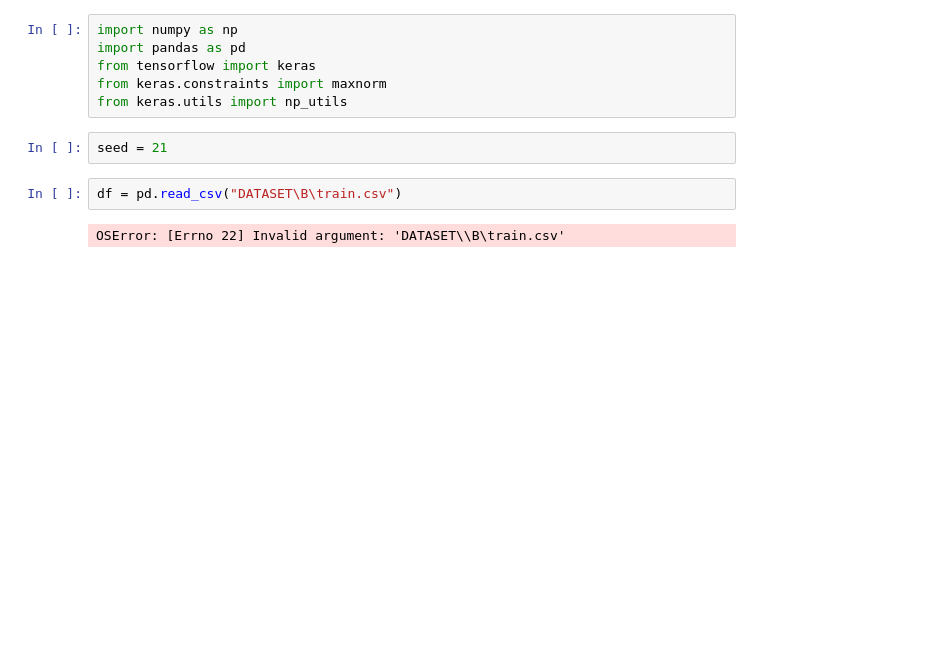
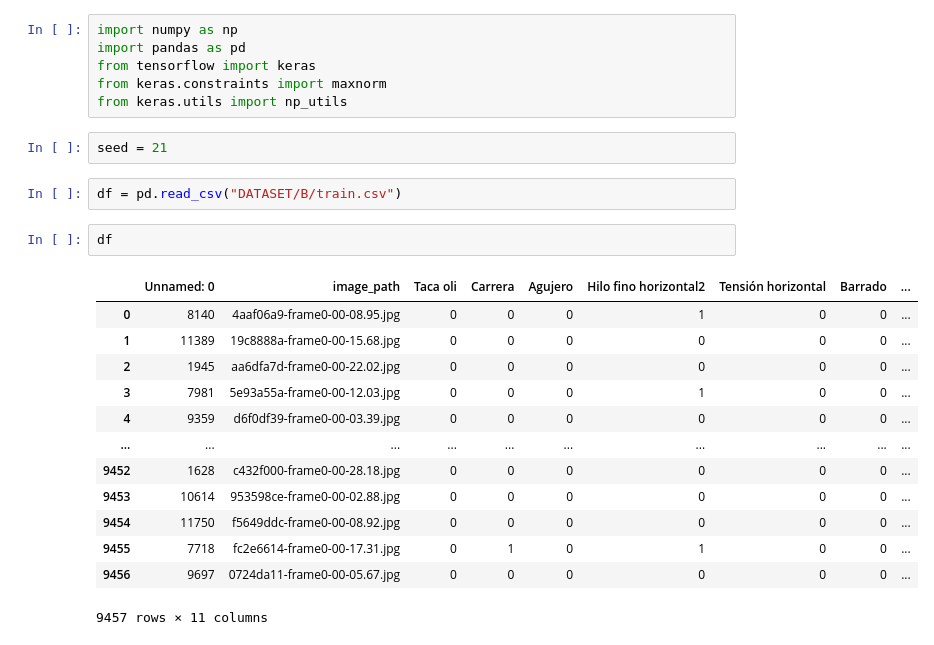
Before and after one commit to Haradai/HACKEPS2022_uglyfabric, a Jupyter notebook: verd.ipynb, the cells around one changed output. Cells and saved outputs as stored; diff of their text form; blank space fills up the shorter version.

```diff
--- a/verd.ipynb
+++ b/verd.ipynb
@@ -7,6 +7,20 @@ from keras.utils import np_utils
 # %%
 seed = 21
 # %%
-df = pd.read_csv("DATASET\B\train.csv")
+df = pd.read_csv("DATASET/B/train.csv")
-# %% [output]
-OSError: [Errno 22] Invalid argument: 'DATASET\\B\train.csv'
+# %%
+df
+# %% [output]
+|  | Unnamed: 0 | image_path | Taca oli | Carrera | Agujero | Hilo fino horizontal2 | Tensión horizontal | Barrado | ... |
+| 0 | 8140 | 4aaf06a9-frame0-00-08.95.jpg | 0 | 0 | 0 | 1 | 0 | 0 | ... |
+| 1 | 11389 | 19c8888a-frame0-00-15.68.jpg | 0 | 0 | 0 | 0 | 0 | 0 | ... |
+| 2 | 1945 | aa6dfa7d-frame0-00-22.02.jpg | 0 | 0 | 0 | 0 | 0 | 0 | ... |
+| 3 | 7981 | 5e93a55a-frame0-00-12.03.jpg | 0 | 0 | 0 | 1 | 0 | 0 | ... |
+| 4 | 9359 | d6f0df39-frame0-00-03.39.jpg | 0 | 0 | 0 | 0 | 0 | 0 | ... |
+| ... | ... | ... | ... | ... | ... | ... | ... | ... | ... |
+| 9452 | 1628 | c432f000-frame0-00-28.18.jpg | 0 | 0 | 0 | 0 | 0 | 0 | ... |
+| 9453 | 10614 | 953598ce-frame0-00-02.88.jpg | 0 | 0 | 0 | 0 | 0 | 0 | ... |
+| 9454 | 11750 | f5649ddc-frame0-00-08.92.jpg | 0 | 0 | 0 | 0 | 0 | 0 | ... |
+| 9455 | 7718 | fc2e6614-frame0-00-17.31.jpg | 0 | 1 | 0 | 1 | 0 | 0 | ... |
+| 9456 | 9697 | 0724da11-frame0-00-05.67.jpg | 0 | 0 | 0 | 0 | 0 | 0 | ... |
+9457 rows × 11 columns
```
Also changed, not shown: 3 other files.
